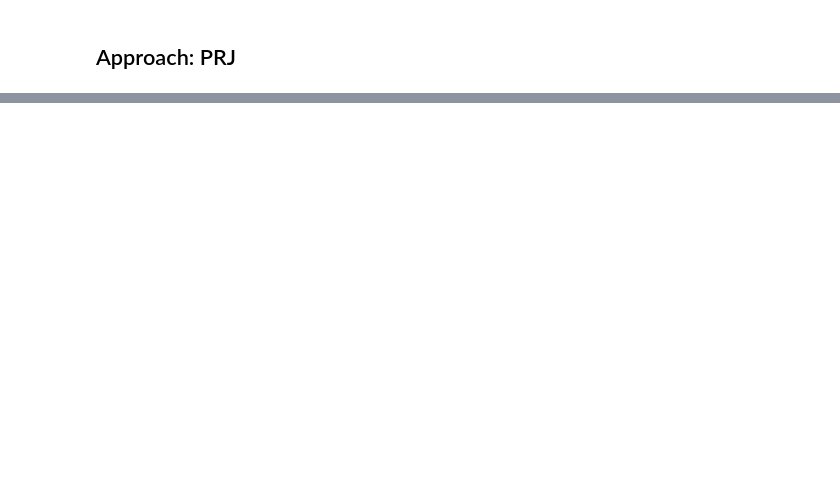
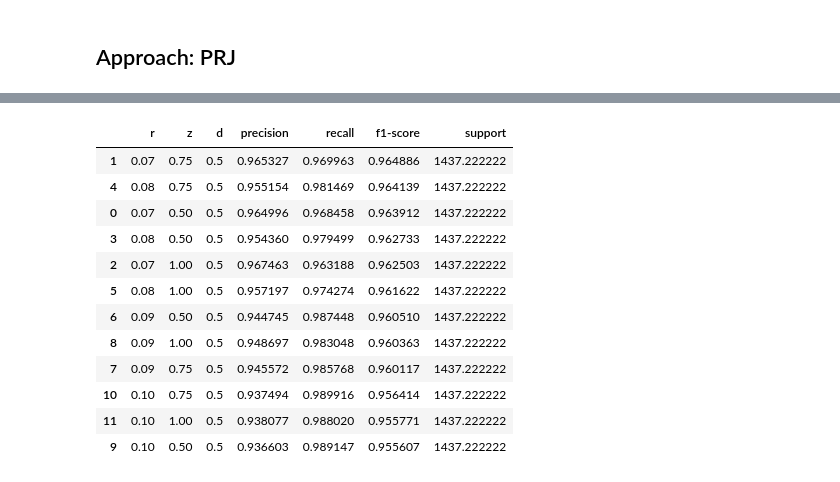
Before and after one commit to Amsterdam-Internships/UPC_Suspended_Streetlight_Extractor, a Jupyter notebook: milestone_4/Light Extracter.ipynb, the cells around one changed output, grey strips where cells are left out. Cells and saved outputs as stored; diff of their text form; code cells hidden in the pictures; blank space fills up the shorter version.

```diff
--- a/milestone_4/Light Extracter.ipynb
+++ b/milestone_4/Light Extracter.ipynb
@@ -259,6 +441,9 @@ def _is_armatuur(points, cable_axis, cable_yline, cable_axisline):
 ## Approach: PRJ
 # %%
 def armatuur_extractor_prj(points, cable_mask, true_labels, plot=False):
+    """
+    More robust method if not all cable points are found.
+    """
 
     # 0. create mask
     armatuur_mask = np.zeros(len(points), dtype=bool)
@@ -328,8 +513,8 @@ def armatuur_extractor_prj(points, cable_mask, true_labels, plot=False):
 # %%
 results = []
 
-#for las_file in ['../datasets/suspended_light_cables/sample8.laz']:
-for las_file in glob.iglob('../datasets/suspended_light_cables/*.laz'):
+for las_file in ['../datasets/suspended_light_cables/sample11.laz']:
+#for las_file in glob.iglob('../datasets/suspended_light_cables/*.laz'):
 
     pointcloud = las_utils.read_las(las_file)
     true_labels = pointcloud.label
@@ -341,7 +526,7 @@ for las_file in glob.iglob('../datasets/suspended_light_cables/*.laz'):
     cable_mask = sample_cable(points, true_labels, 1)
 
     # Armatuur extractor
-    armatuur_mask, clip_mask = armatuur_extractor_prj(points, cable_mask, true_labels, False)
+    armatuur_mask, clip_mask = armatuur_extractor_prj(points, cable_mask, true_labels, True)
 
     label_mask = np.zeros(len(points))
     label_mask[true_labels==15] = 15
@@ -397,0 +557,89 @@ def armatuur_extractor_cc(points, cable_mask, plot=False):
+# %%
+def cable_fit(points, cable_mask, true_labels, radius=.1, ps_z=1, ps_d=.5, plot=False):
+
+    lamp_mask = true_labels == 14
+
+    # Calculate directional axis
+    cable_dir_axis = cable_cut(points, cable_mask)
+    dir_points = np.vstack([cable_dir_axis,points[:,2]]).T
+    cable_yline, cable_axisline = cable_to_linestrings_test(points[cable_mask], cable_dir_axis[cable_mask], ps_z, ps_d, radius)
+
+    h_mask = clip_utils.poly_clip(dir_points, cable_yline.buffer(radius)) # Analysis showed 20cm diameter
+    axis_mask = clip_utils.poly_clip(points, cable_axisline.buffer(radius))
+
+    if plot:
+        m_tmp = (true_labels == 15) & ~cable_mask
+        fig = plt.figure()
+        ax = plt.axes()
+        ax.scatter(cable_dir_axis[cable_mask], points[cable_mask][:,2], s=2,c='green',label='found')
+        #ax.scatter(cable_dir_axis[m_tmp], points[m_tmp,2], s=1, c='grey', label='true')
+        ax.plot(*cable_yline.xy, c='k')
+
+    cable_mask = true_labels == 15
+    mask = h_mask & axis_mask
+    missed = (cable_mask & ~mask)
+    wrong = (~cable_mask & mask)
+
+    labels = np.zeros(len(points))
+    labels[mask] = 15
+
+
+    true_labels = np.zeros(len(points))
+    true_labels[cable_mask] = 15
+
+    report = classification_report(true_labels, labels, labels=[0,15], target_names=['unclassified', 'cable'], output_dict=True, zero_division=1)['cable']
+
+    if plot:
+        fig = plt.figure()
+        ax = plt.axes()
+        ax.scatter(cable_dir_axis[mask], points[mask][:,2], s=1,c='green',label='correct')
+        ax.scatter(cable_dir_axis[wrong], points[wrong,2], s=1, c='red', label='wrong')
+        ax.scatter(cable_dir_axis[missed], points[missed,2], s=1, c='blue', label='missed')
+        ax.scatter(cable_dir_axis[lamp_mask], points[lamp_mask,2], s=1, c='yellow', label='armatuur')
+
+        ax.plot(*cable_yline.xy, c='k')
+        ax.legend()
+
+    return report
+
+def run(radius, ps_z, ps_d, plot=False):
+    reports = []
+    for las_file in glob.iglob('../datasets/suspended_light_cables/*.laz'):
+        if las_file[-5] == '7' or las_file[-5] == '8':
+            continue
+
+        pointcloud = las_utils.read_las(las_file)
+        labels = pointcloud.label
+        points = np.vstack((pointcloud.x, pointcloud.y, pointcloud.z)).T
+        for sample_size in [.6]:#[.6, .7, .8, .9]:
+            cable_mask = sample_cable(points, labels, sample_size)
+            report = cable_fit(points, cable_mask, labels, radius, ps_z, ps_d, plot)
+            reports.append(report)
+
+    return pd.DataFrame(reports).mean().values
+
+
+rows= []
+for r in np.arange(0.07, 0.11,0.01):
+    for z in np.arange(.5, 1.25, 0.25):
+        for d in [0.5]:
+            row = run(r, z, d)
+            rows.append([r,z,d,*row])
+    print(r)
+df = pd.DataFrame(rows, columns=['r','z','d','precision', 'recall', 'f1-score', 'support'])
+
+df.sort_values('f1-score', ascending=False)
+# %% [output]
+|  | r | z | d | precision | recall | f1-score | support |
+| 1 | 0.07 | 0.75 | 0.5 | 0.965327 | 0.969963 | 0.964886 | 1437.222222 |
+| 4 | 0.08 | 0.75 | 0.5 | 0.955154 | 0.981469 | 0.964139 | 1437.222222 |
+| 0 | 0.07 | 0.50 | 0.5 | 0.964996 | 0.968458 | 0.963912 | 1437.222222 |
+| 3 | 0.08 | 0.50 | 0.5 | 0.954360 | 0.979499 | 0.962733 | 1437.222222 |
+| 2 | 0.07 | 1.00 | 0.5 | 0.967463 | 0.963188 | 0.962503 | 1437.222222 |
+| 5 | 0.08 | 1.00 | 0.5 | 0.957197 | 0.974274 | 0.961622 | 1437.222222 |
+| 6 | 0.09 | 0.50 | 0.5 | 0.944745 | 0.987448 | 0.960510 | 1437.222222 |
+| 8 | 0.09 | 1.00 | 0.5 | 0.948697 | 0.983048 | 0.960363 | 1437.222222 |
+| 7 | 0.09 | 0.75 | 0.5 | 0.945572 | 0.985768 | 0.960117 | 1437.222222 |
+| 10 | 0.10 | 0.75 | 0.5 | 0.937494 | 0.989916 | 0.956414 | 1437.222222 |
+| 11 | 0.10 | 1.00 | 0.5 | 0.938077 | 0.988020 | 0.955771 | 1437.222222 |
+| 9 | 0.10 | 0.50 | 0.5 | 0.936603 | 0.989147 | 0.955607 | 1437.222222 |
```
Also changed, not shown: parts of 18 cells of this notebook.
